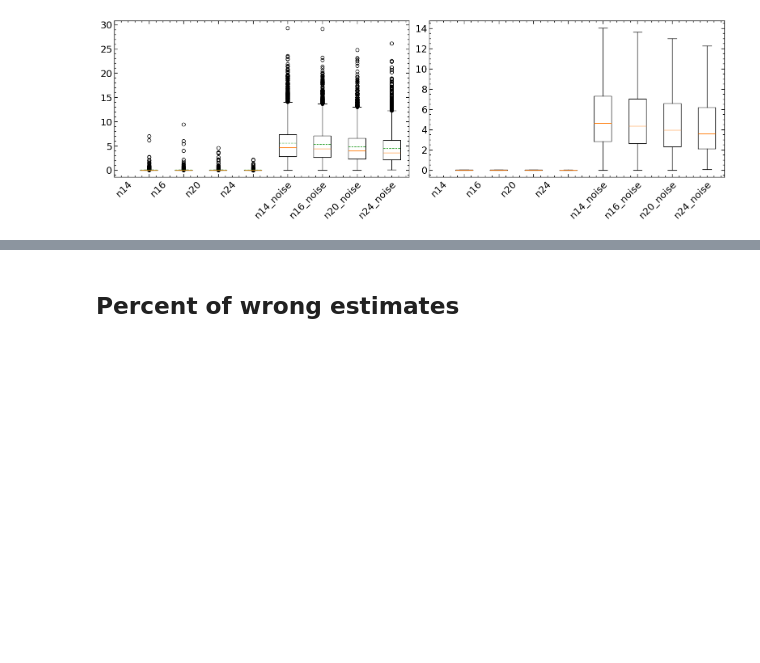
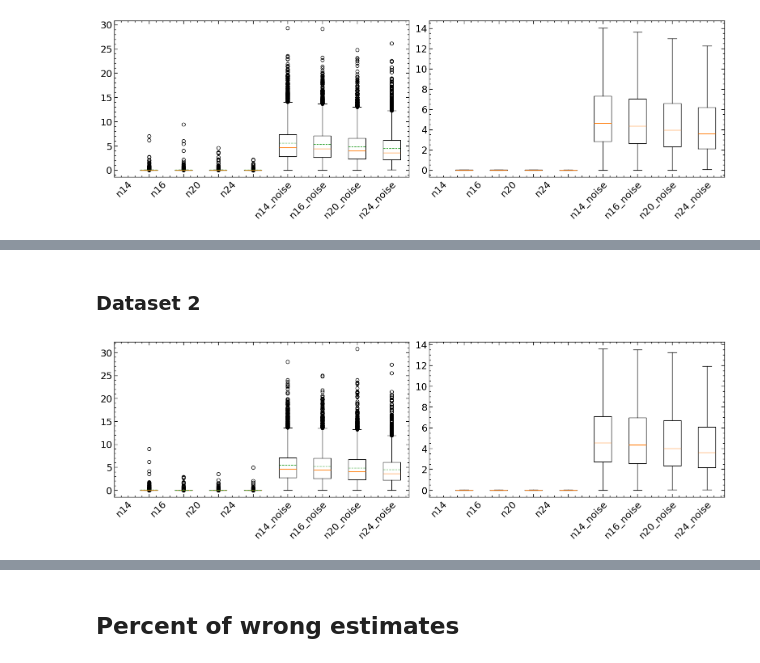
Before and after one commit to bertopadron/FTIR-EBSD, a Jupyter notebook: docs/08c_stats_test.ipynb, the cells around one changed output, grey strips where cells are left out. Drawn from its saved outputs; the diff is of its cells as text; code cells hidden in the pictures; blank space fills up the shorter version.

```diff
--- a/docs/08c_stats_test.ipynb
+++ b/docs/08c_stats_test.ipynb
@@ -116,0 +157,12 @@ _ = ax3.grid(True)
+# %% [markdown]
+### Dataset 2
+# %%
+fig3, (ax1, ax2) = plt.subplots(ncols=2, figsize=(5*3.1,5), constrained_layout=True)
+
+ax1.boxplot(dataset2[labels], meanline=True, showmeans=True, labels=labels)
+ax1.set_xticks(np.arange(8), labels, rotation=45, ha='left')
+
+ax2.boxplot(dataset2[labels], showfliers=False, labels=labels)
+_ = ax2.set_xticks(np.arange(8), labels, rotation=45, ha='left')
+# %% [output]
+[figure, added]
```
Also changed, not shown: parts of 20 cells of this notebook.
